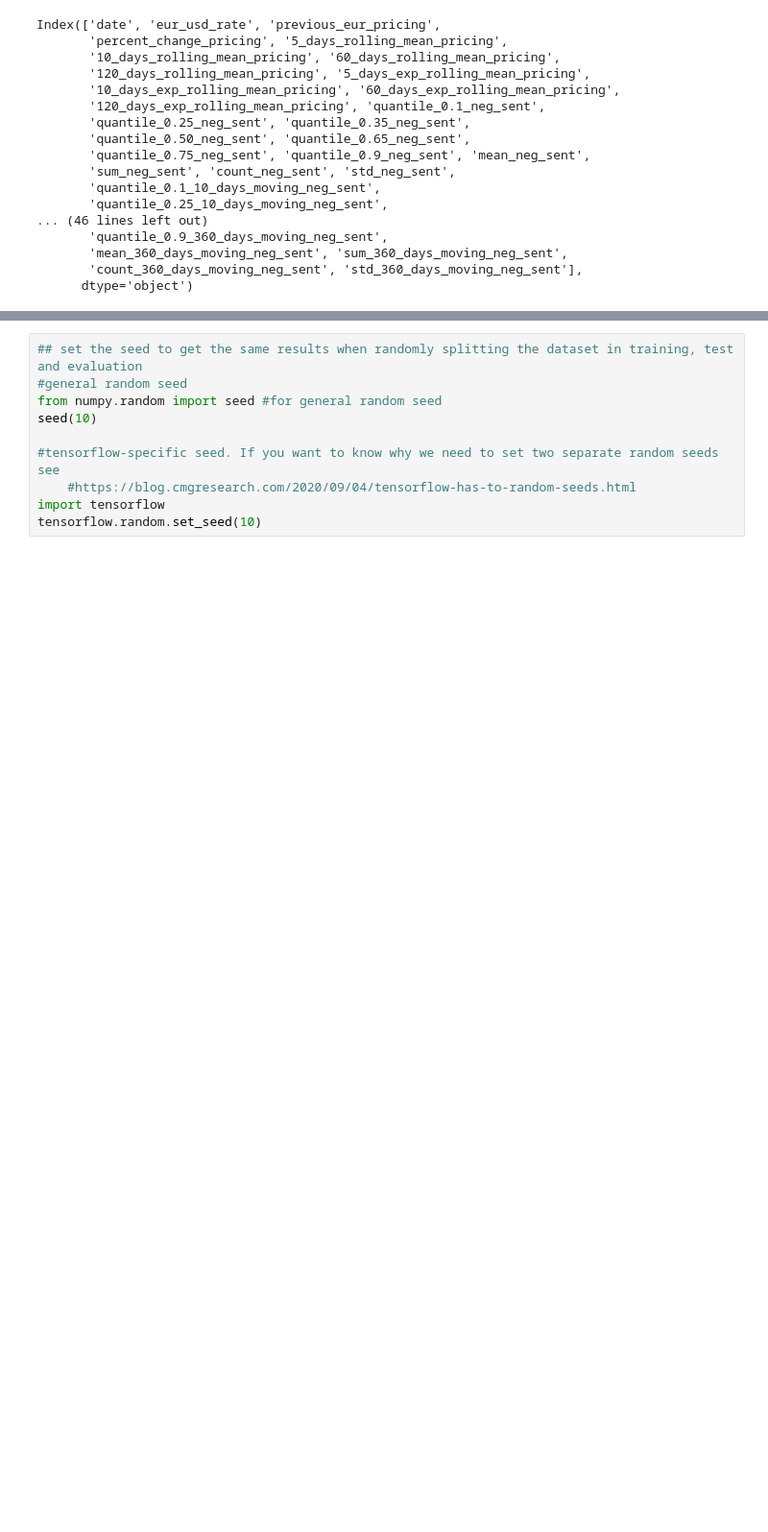
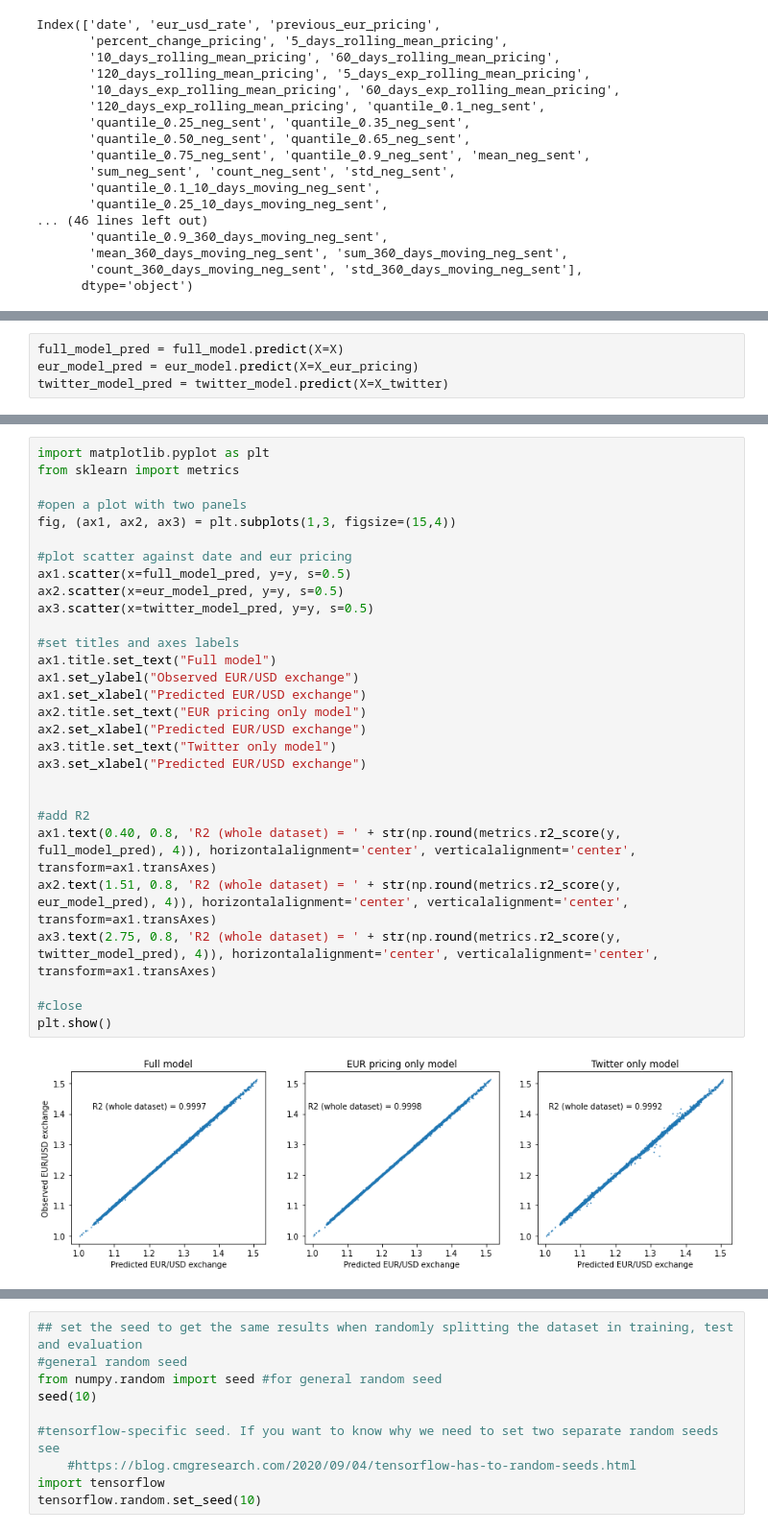
Before and after one commit to dtortosa/capstone_project, a Jupyter notebook: scripts/03_predicting_exchange_rate.ipynb, the cells around one changed output, grey strips where cells are left out. Shown at 96% size. Cells and saved outputs as stored; diff of their text form; blank space fills up the shorter version.

```diff
--- a/scripts/03_predicting_exchange_rate.ipynb
+++ b/scripts/03_predicting_exchange_rate.ipynb
@@ -180,0 +185,4 @@ average_r2_full_model
+# %%
+full_model_pred = full_model.predict(X=X)
+eur_model_pred = eur_model.predict(X=X_eur_pricing)
+twitter_model_pred = twitter_model.predict(X=X_twitter)
@@ -180,0 +207,31 @@ average_r2_full_model
+# %%
+import matplotlib.pyplot as plt
+from sklearn import metrics
+
+#open a plot with two panels
+fig, (ax1, ax2, ax3) = plt.subplots(1,3, figsize=(15,4))
+
+#plot scatter against date and eur pricing
+ax1.scatter(x=full_model_pred, y=y, s=0.5)
+ax2.scatter(x=eur_model_pred, y=y, s=0.5)
+ax3.scatter(x=twitter_model_pred, y=y, s=0.5)
+
+#set titles and axes labels
+ax1.title.set_text("Full model")
+ax1.set_ylabel("Observed EUR/USD exchange")
+ax1.set_xlabel("Predicted EUR/USD exchange")
+ax2.title.set_text("EUR pricing only model")
+ax2.set_xlabel("Predicted EUR/USD exchange")
+ax3.title.set_text("Twitter only model")
+ax3.set_xlabel("Predicted EUR/USD exchange")
+
+
+#add R2
+ax1.text(0.40, 0.8, 'R2 (whole dataset) = ' + str(np.round(metrics.r2_score(y, full_model_pred), 4)), horizontalalignment='center', verticalalignment='center', transform=ax1.transAxes)
+ax2.text(1.51, 0.8, 'R2 (whole dataset) = ' + str(np.round(metrics.r2_score(y, eur_model_pred), 4)), horizontalalignment='center', verticalalignment='center', transform=ax1.transAxes)
+ax3.text(2.75, 0.8, 'R2 (whole dataset) = ' + str(np.round(metrics.r2_score(y, twitter_model_pred), 4)), horizontalalignment='center', verticalalignment='center', transform=ax1.transAxes)
+
+#close
+plt.show()
+# %% [output]
+[figure, added]
```
Also changed, not shown: parts of 70 cells of this notebook, 1 other file.
